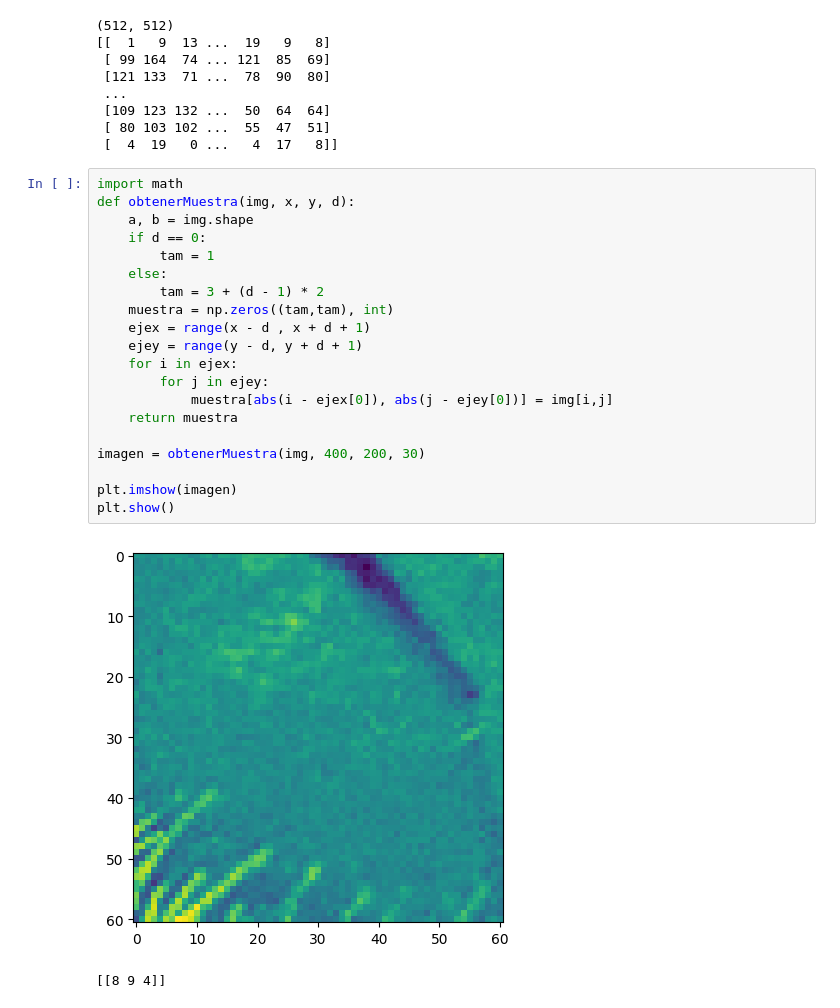
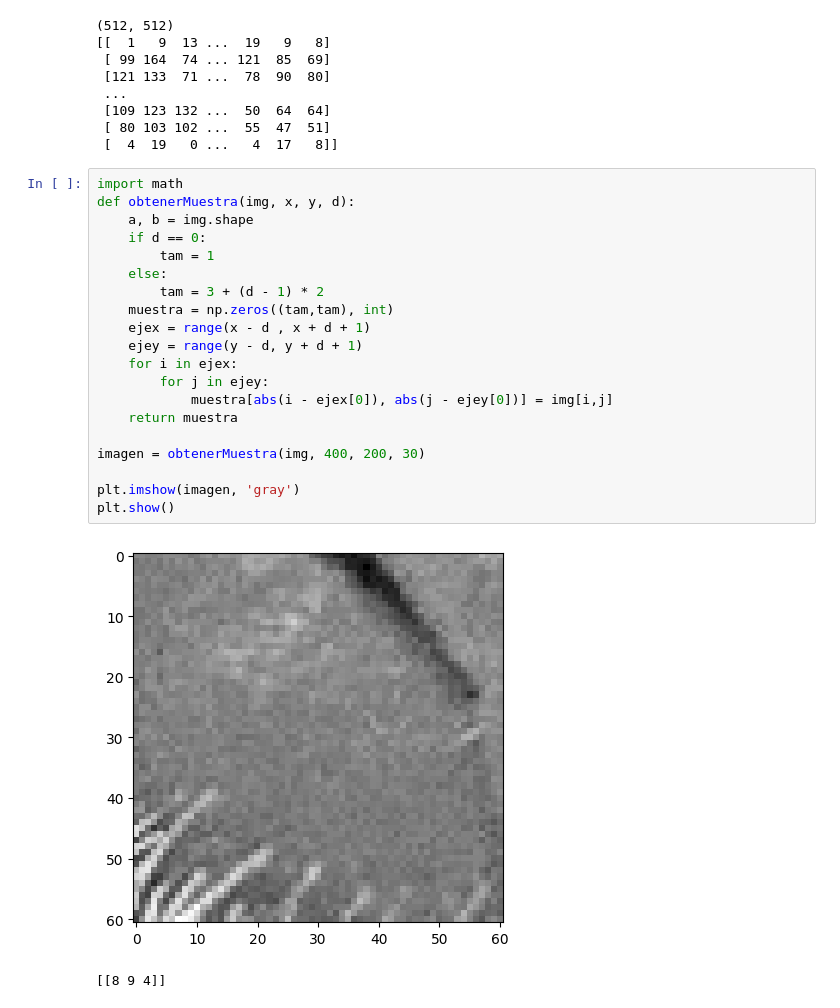
Before and after one commit to FlorianCochachin/procesamiento-imagenes-unmsm, a Jupyter notebook: src/conceptosBasicos.ipynb, the cells around one changed output. Cells and saved outputs as stored; diff of their text form.

```diff
--- a/src/conceptosBasicos.ipynb
+++ b/src/conceptosBasicos.ipynb
@@ -29,25 +29,25 @@ print(img)
 # %%
 import math
 def obtenerMuestra(img, x, y, d):
     a, b = img.shape
     if d == 0:
         tam = 1
     else:
         tam = 3 + (d - 1) * 2
     muestra = np.zeros((tam,tam), int)
     ejex = range(x - d , x + d + 1)
     ejey = range(y - d, y + d + 1)
     for i in ejex:
         for j in ejey:
             muestra[abs(i - ejex[0]), abs(j - ejey[0])] = img[i,j]
     return muestra
 
 imagen = obtenerMuestra(img, 400, 200, 30)
 
-plt.imshow(imagen)
+plt.imshow(imagen, 'gray')
 plt.show()
 # %% [output]
-[figure, old version]
+[figure, new version]
 # %%
 # %% [output]
 [[8 9 4]]
```
Also changed, not shown: parts of 1 cell of this notebook, 8 other files.
